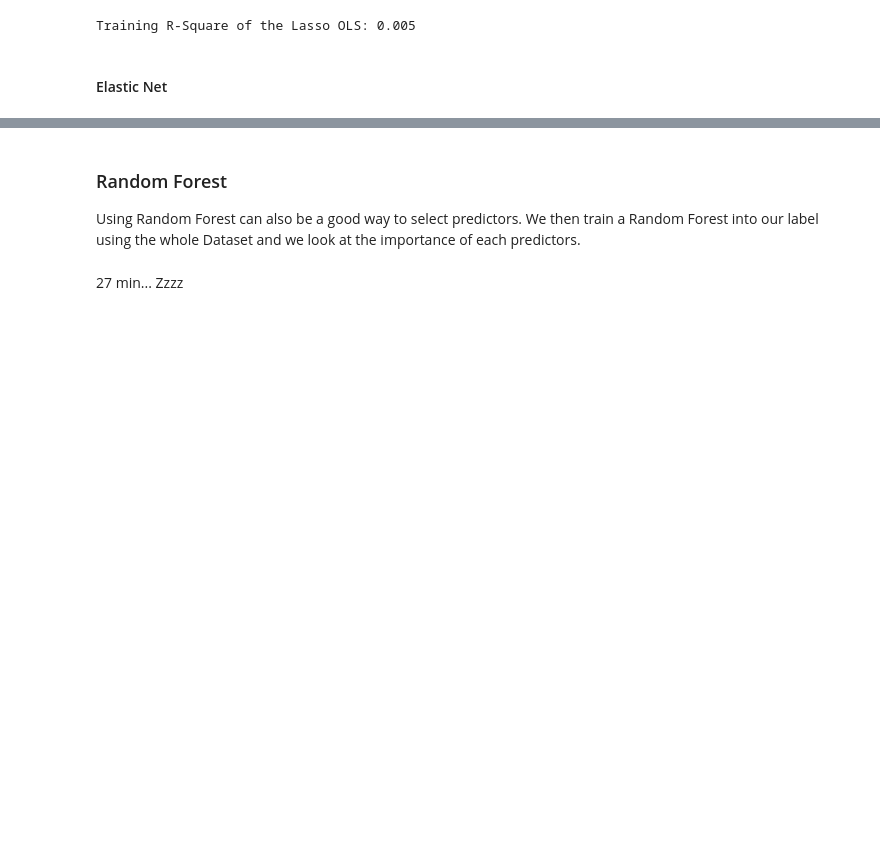
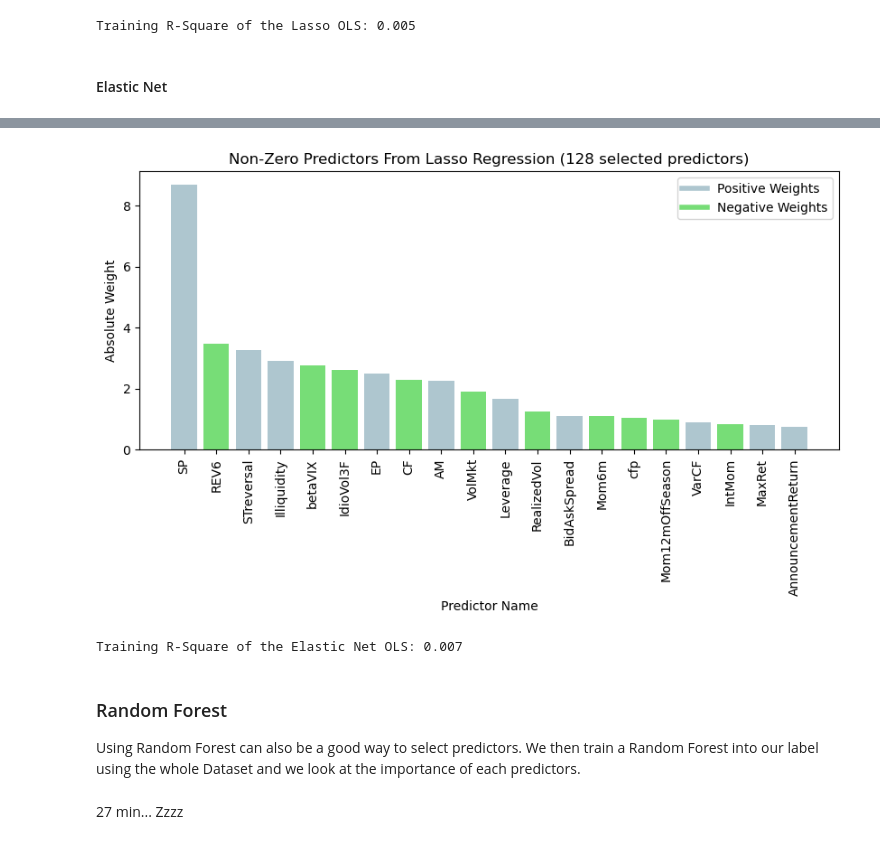
Before and after one commit to paulo-03/final_project_MLFin, a Jupyter notebook: main.ipynb, the cells around one changed output, grey strips where cells are left out. Cells and saved outputs as stored; diff of their text form; code cells hidden in the pictures; blank space fills up the shorter version.

```diff
--- a/main.ipynb
+++ b/main.ipynb
@@ -139,3 +141,10 @@ model.score(X, y)
+# %%
+# Once alpha have been properly set, show Lasso selected weights and training R_square
+ols_elastic_model.show_weights()
+print(f'Training R-Square of the Elastic Net OLS: {ols_elastic_model.r_square:.3f}')
+# %% [output]
+[figure, added]
+Training R-Square of the Elastic Net OLS: 0.007
 # %% [markdown]
 ### Random Forest
 
```
Also changed, not shown: parts of 9 cells of this notebook, 1 other file.
